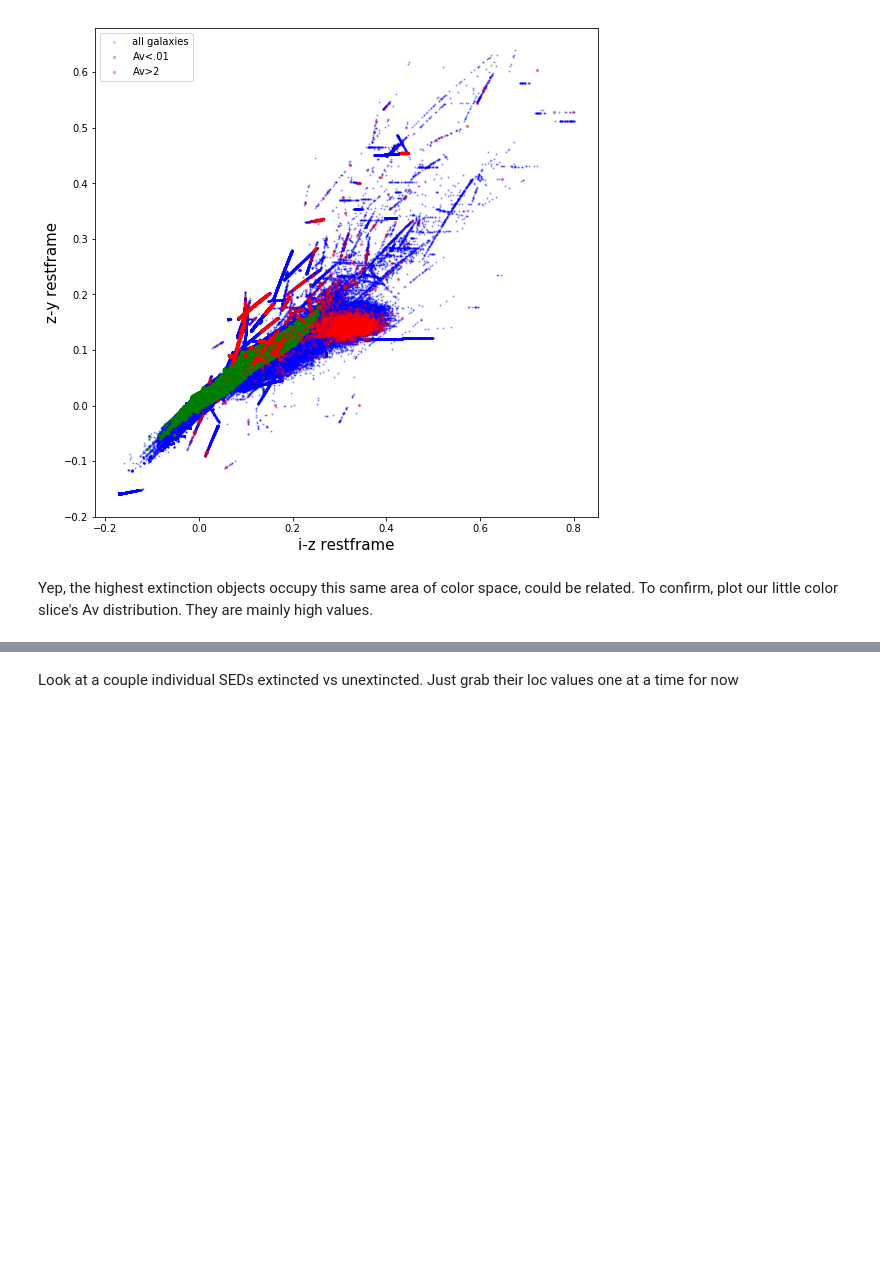
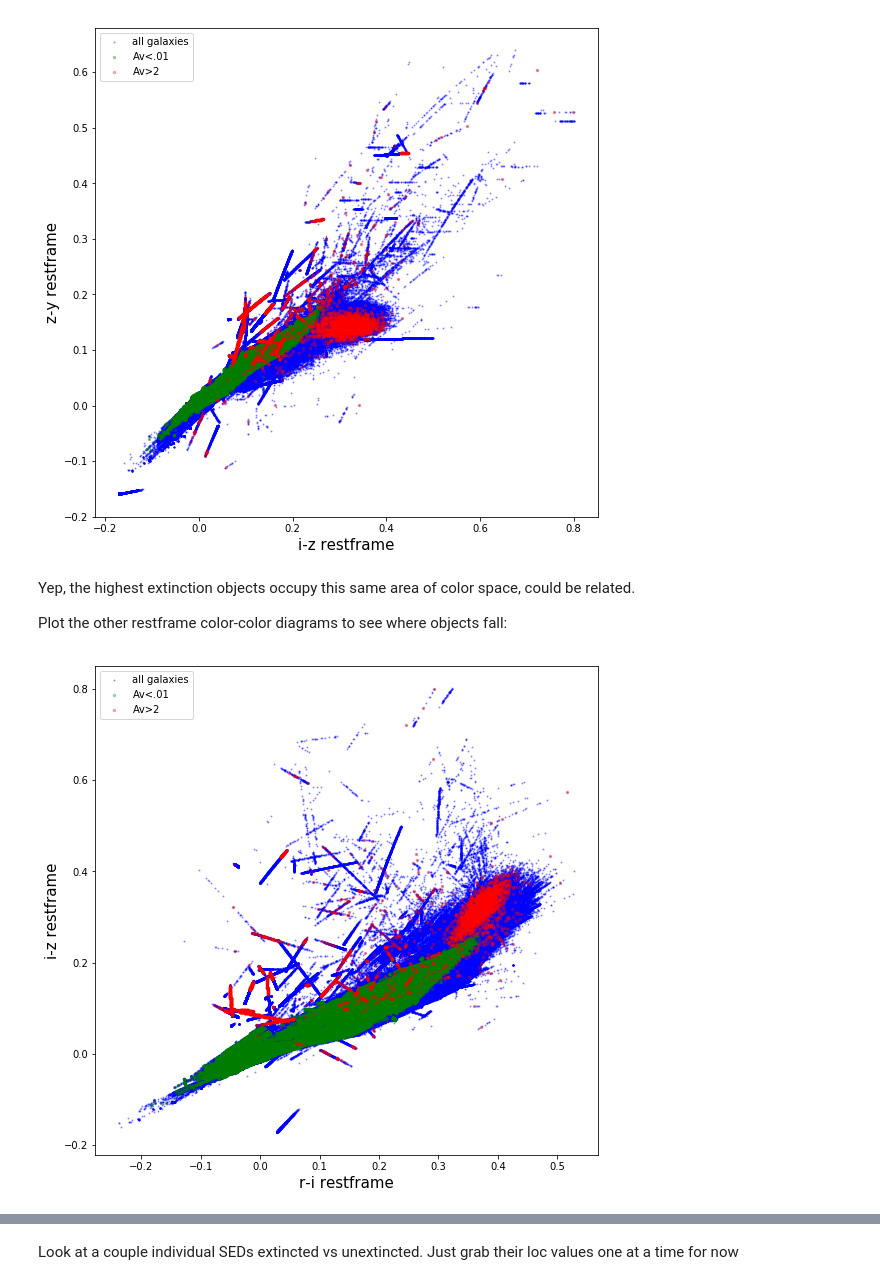
Before and after one commit to LSSTDESC/pz_pdf, a Jupyter notebook: doc/notebooks/Test_ext_vs_unext_vs_dustmodels.ipynb, the cells around one changed output, grey strips where cells are left out. Saved outputs shown, nothing was run; the diff lists cells and outputs as text; code cells hidden in the pictures; blank space fills up the shorter version.

```diff
--- a/doc/notebooks/Test_ext_vs_unext_vs_dustmodels.ipynb
+++ b/doc/notebooks/Test_ext_vs_unext_vs_dustmodels.ipynb
@@ -143,4 +143,19 @@ plt.savefig("zy_iz_rest_Avcoded.jpg",fmt="jpg")
 # %% [output]
 [figure]
 # %% [markdown]
-Yep, the highest extinction objects occupy this same area of color space, could be related.  To confirm, plot our little color slice's Av distribution.  They are mainly high values.
+Yep, the highest extinction objects occupy this same area of color space, could be related.
+
+Plot the other restframe color-color diagrams to see where objects fall:
+# %%
+fig = plt.figure(figsize=(9,9))
+plt.scatter(r_i,i_z,marker='.',s=5,c='b',label = "all galaxies",alpha=0.3)
+plt.scatter(lowavdf['Mag_true_r_lsst_z0']-lowavdf['Mag_true_i_lsst_z0'],
+            lowavdf['Mag_true_i_lsst_z0']-lowavdf['Mag_true_z_lsst_z0'],marker = '.',s=25,c='g',label="Av<.01",alpha=0.3 )
+plt.scatter(avdf['Mag_true_r_lsst_z0']-avdf['Mag_true_i_lsst_z0'],
+            avdf['Mag_true_i_lsst_z0']-avdf['Mag_true_z_lsst_z0'],marker = '.',s=25,c='r',label="Av>2",alpha=0.3 )
+plt.legend(loc='upper left',fontsize=10)
+plt.xlabel("r-i restframe",fontsize=15)
+plt.ylabel("i-z restframe",fontsize=15)
+plt.savefig("iz_ri_rest_Avcoded.jpg",fmt="jpg")
+# %% [output]
+[figure, added]
```
Also changed, not shown: parts of 9 cells of this notebook.
